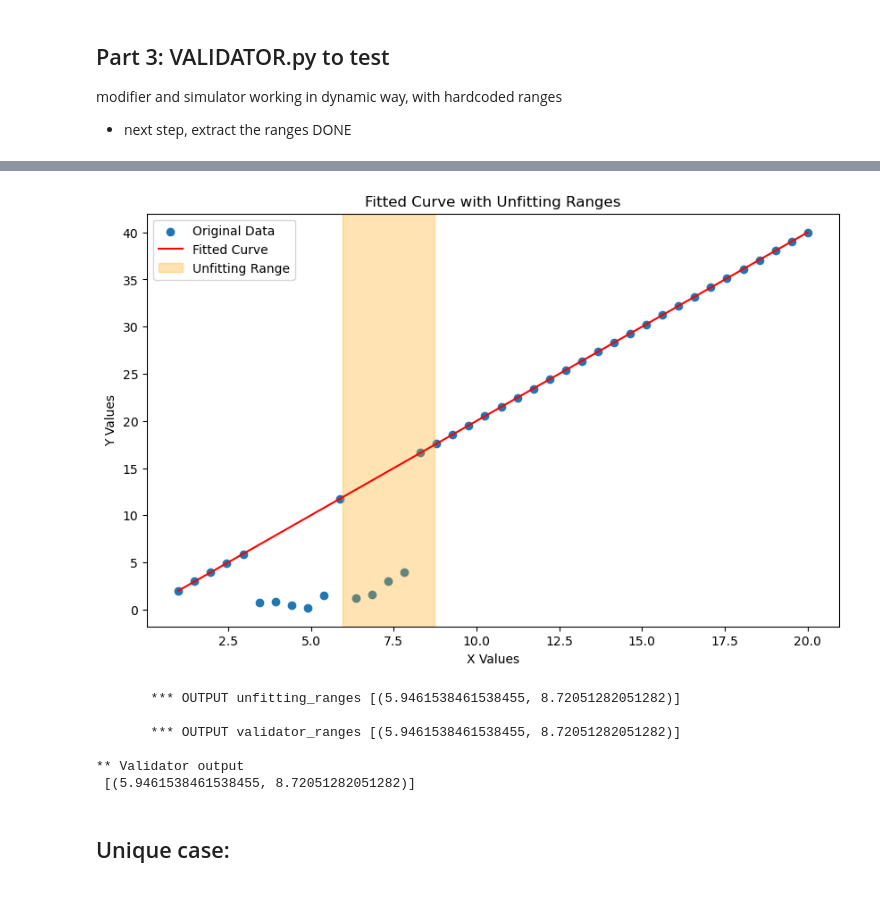
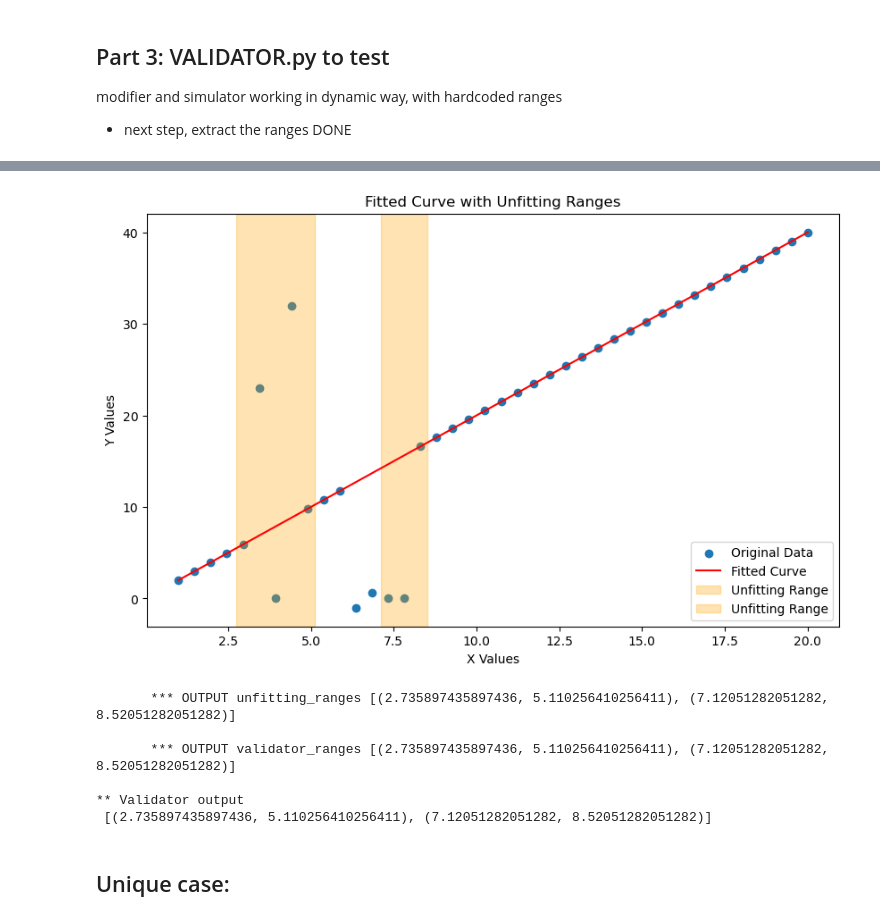
Before and after one commit to SiLab-group/SimEx, a Jupyter notebook: SimEX_v6_FunGUI.ipynb, the cells around one changed output, grey strips where cells are left out. Drawn from its saved outputs; the diff is of its cells as text; code cells hidden in the pictures.

```diff
--- a/SimEX_v6_FunGUI.ipynb
+++ b/SimEX_v6_FunGUI.ipynb
@@ -42,12 +42,12 @@ class Validator:
         return slope, intercept
 
 
-    def find_least_fit_points(x_values, y_values, degree):
-        # Fit a polynomial of the specified degree
-        coefficients = np.polyfit(x_values, y_values, degree)
+    def find_unift_points(x_values, y_values, degree):
+        # Fit a curve using HuberRegressor
+        slope, intercept = Validator.fit_curve(x_values, y_values)
 
-        # Calculate the predicted y-values using the polynomial
-        predicted_y_values = np.polyval(coefficients, x_values)
+        # Calculate the predicted y-values using the curve
+        predicted_y_values = slope * x_values + intercept
 
         # Calculate the residuals (the differences between predicted and actual y-values)
         residuals = y_values - predicted_y_values
@@ -57,6 +57,7 @@ class Validator:
 
         # Create a list of points with the largest residuals
         least_fit_points = [(x_values[i], y_values[i]) for i in least_fit_indices]
+        print('LEAST FIT POINTS: ')
 
         return least_fit_points
         # # Fit a polynomial of the specified degree
@@ -104,7 +105,7 @@ class Validator:
         return least_fit_ranges
 
     @staticmethod
-    def generate_ranges_from_unfit_points(unfit_points, threshold):
+    def generate_ranges_from_unfit_points(unfit_points, threshold, percentage =75):
         print('       *** USING generate_ranges_from_unfit_points')
         unfit_points.sort()  # Sort the unfit points based on x-values
         unfit_ranges = []
@@ -131,20 +132,45 @@ class Validator:
 
         print('       *** OUTPUT unfit_ranges', combined_ranges, '\n')
         return combined_ranges
+            # Sort least-fit points based on x-values
+        # unfit_points.sort(key=lambda point: point[0])
+
+        # # Calculate the interpoint interval
+        # interpoint_interval = np.diff(x_values).mean()
+
+        # # Calculate the continuous ranges around least-fit points
+        # least_fit_ranges = []
+        # current_range = None
+
+        # for point in unfit_points:
+        #     x_value = point[0]
+        #     lower_bound = x_value - (percentage / 100) * interpoint_interval
+        #     upper_bound = x_value + (percentage / 100) * interpoint_interval
+
+        #     if current_range is None or lower_bound > current_range[1]:
+        #         # Start a new range
+        #         current_range = [lower_bound, upper_bound]
+        #         least_fit_ranges.append(current_range)
+        #     else:
+        #         # Extend the current range
+        #         current_range[1] = upper_bound
+
+        # return least_fit_ranges
 
 
-    def update_num_points_evaluated(self, points, min_x, max_x):
-        self.num_points_evaluated = len([(x, y) for x, y in points if min_x <= x <= max_x])
+
+    # def update_num_points_evaluated(points,min_x, max_x):
+    #     Validator.num_points_evaluated = len([(x, y) for x, y in points if min_x <= x <= max_x])
 
     @staticmethod
     def local_exploration_validator_A(x_values, y_values, global_range=[mdv["domain_min_range"], mdv["domain_max_range"]], threshold=fitting_threshold):
         print('       *** USING local_exploration_validator_A')
         fitted_curve = Validator.fit_curve(x_values, y_values, global_range)
-        least_fit_points = Validator.find_least_fit_points(x_values, y_values, degree=2)
+        least_fit_points = Validator.find_unift_points(x_values, y_values, degree=2)
         # least_fit_ranges = Validator.generate_ranges_from_unfit_points(least_fit_points,threshold=0.75 )        # unfit_points = Validator.find_least_fit_points(x_values, y_values, fitted_curve, threshold=threshold)
         unfitting_ranges = Validator.generate_ranges_from_unfit_points(least_fit_points, threshold=threshold)
         # print(unfitting_ranges)
-        # Validator.update_num_points_evaluated(len(x_values), min=global_range[0], max=global_range[1])
+        # Validator.update_num_points_evaluated([x_values,y_values], min=global_range[0], max=global_range[1])
         Validator.save_to_text_file('output.txt', least_fit_points, unfitting_ranges)
         Validator.plot_curve(x_values, y_values, fitted_curve, unfitting_ranges)
 
@@ -221,8 +247,8 @@ mod_x = np.linspace(1,20,40)
 sim_y_list = mod_x*2
 
 # Add two ranges of outliers
-outliers_indices = [5,6,7,8,9, 11,12,13,14]
-outliers_values = np.array([0.7,0.8,0.5,0.2,1.5, 1.2,1.6,3,4])
+outliers_indices = [5,6,7, 11,12,13,14]
+outliers_values = np.array([23,0,32, -1,0.6,0,0])
 
 sim_y_list[outliers_indices] = outliers_values
 print('** Sim y and Mod x output\n', sim_y_list,'\n',mod_x,'\n')
@@ -232,26 +258,7 @@ print('** Sim y and Mod x output\n', sim_y_list,'\n',mod_x,'\n')
 x_values = mod_x
 y_values = sim_y_list
 
-# Fitting the curve for plotting
-fitted_curve = Validator.fit_curve(x_values, y_values)
-
-output = Validator.validator_controller(mod_x_list=x_values,sim_y_list=y_values,threshold=0.9)
+output = Validator.validator_controller(mod_x_list=x_values,sim_y_list=y_values,threshold=0.7)
 print('** Validator output\n', output,'\n\n')
-
-# # Getting unfitting ranges for plotting
-# unfitting_ranges = Validator.local_exploration_validator_A(x_values, y_values)
-# print("unfitting ranges")
-# # Plotting the results
-# # Example usage
-# # x_values = np.array([1., 2., 3., 4., 5., 6., 7., 8., 9., 10., 11., 12., 13., 14., 15., 16., 17., 18., 19., 20.])
-# # y_values = np.array([1., 4., 9., 16., 25., 36., 0.8, 64., 1.5, 100., 121., 1.2, 1.6, 3., 4., 256., 289., 324., 361., 400.])
-
-# degree = 2  # You can adjust the degree of the polynomial fit
-
-# least_fit_points = Validator.find_least_fit_points(x_values, y_values, degree)
-# least_fit_ranges = Validator.find_least_fit_ranges(least_fit_points, x_values)
-
-# print("Points that least fit the curve:", least_fit_points)
-# print("Continuous ranges around least-fit points:", least_fit_ranges)
 # %% [output]
 ** Sim y and Mod x output
@@ -272,12 +279,12 @@ print('** Validator output\n', output,'\n\n')
 
        *** USING plot_curve
-[figure, old version]
+[figure, new version]
-       *** OUTPUT unfitting_ranges [(5.9461538461538455, 8.72051282051282)]
+       *** OUTPUT unfitting_ranges [(2.735897435897436, 5.110256410256411), (7.12051282051282, 8.52051282051282)]
 
-       *** OUTPUT validator_ranges [(5.9461538461538455, 8.72051282051282)]
+       *** OUTPUT validator_ranges [(2.735897435897436, 5.110256410256411), (7.12051282051282, 8.52051282051282)]
 
 ** Validator output
- [(5.9461538461538455, 8.72051282051282)]
+ [(2.735897435897436, 5.110256410256411), (7.12051282051282, 8.52051282051282)]
 # %% [markdown]
 ## Unique case:
 # %%
```
Also changed, not shown: parts of 2 cells of this notebook, 1 other file.
